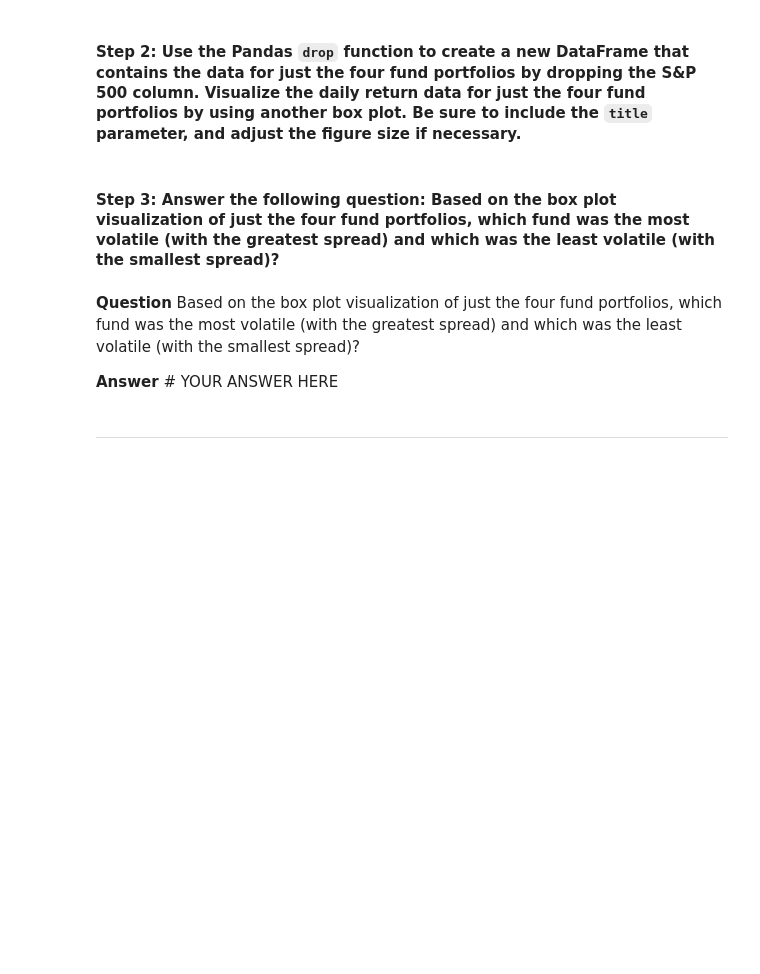
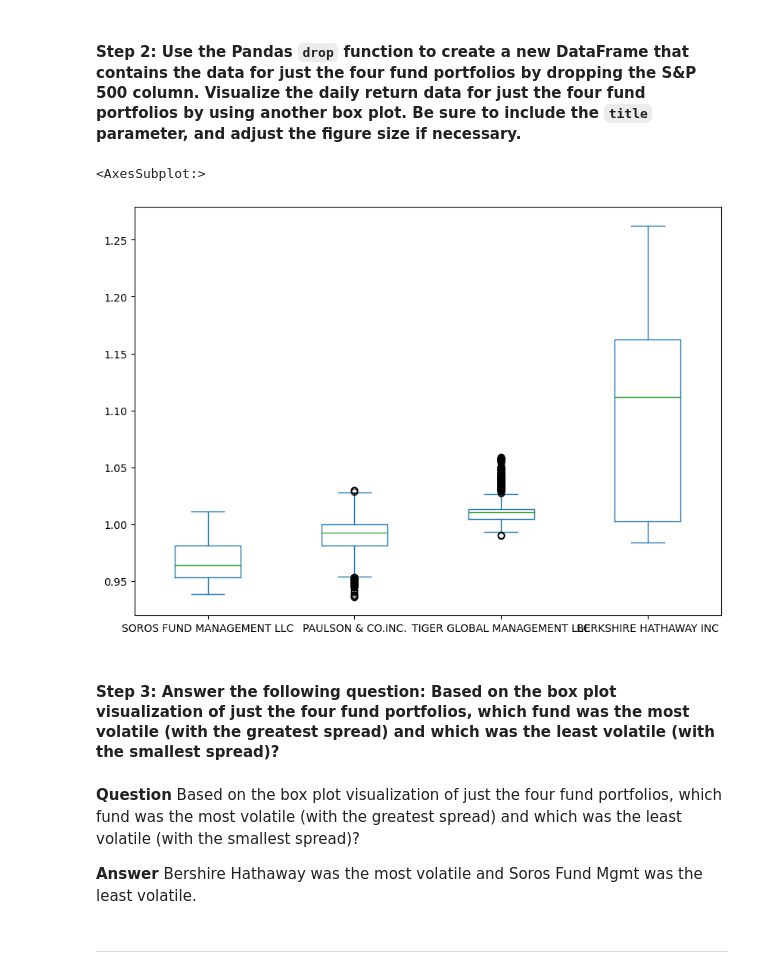
Before and after one commit to Jordan580-web/Module-4-Challenge, a Jupyter notebook: Module 4 Challenge/Starter_Code/risk_return_analysis.ipynb, the cells around one changed output. Saved outputs shown, nothing was run; the diff lists cells and outputs as text; code cells hidden in the pictures; blank space fills up the shorter version.

```diff
--- a/Module 4 Challenge/Starter_Code/risk_return_analysis.ipynb
+++ b/Module 4 Challenge/Starter_Code/risk_return_analysis.ipynb
@@ -209,9 +224,14 @@ Analyze the volatility of each of the four fund portfolios and of the S&P 500 In
+# %%
+whale_navs.plot.box (figsize=(10, 7))
+# %% [output]
+<AxesSubplot:>
+[figure, added]
 # %% [markdown]
 #### Step 3: Answer the following question: Based on the box plot visualization of just the four fund portfolios, which fund was the most volatile (with the greatest spread) and which was the least volatile (with the smallest spread)?
 # %% [markdown]
 **Question** Based on the box plot visualization of just the four fund portfolios, which fund was the most volatile (with the greatest spread) and which was the least volatile (with the smallest spread)?
 
-**Answer** # YOUR ANSWER HERE
+**Answer** Bershire Hathaway was the most volatile and Soros Fund Mgmt was the least volatile.
 # %% [markdown]
 ---
 # %% [markdown]
```
Also changed, not shown: parts of 8 cells of this notebook.
